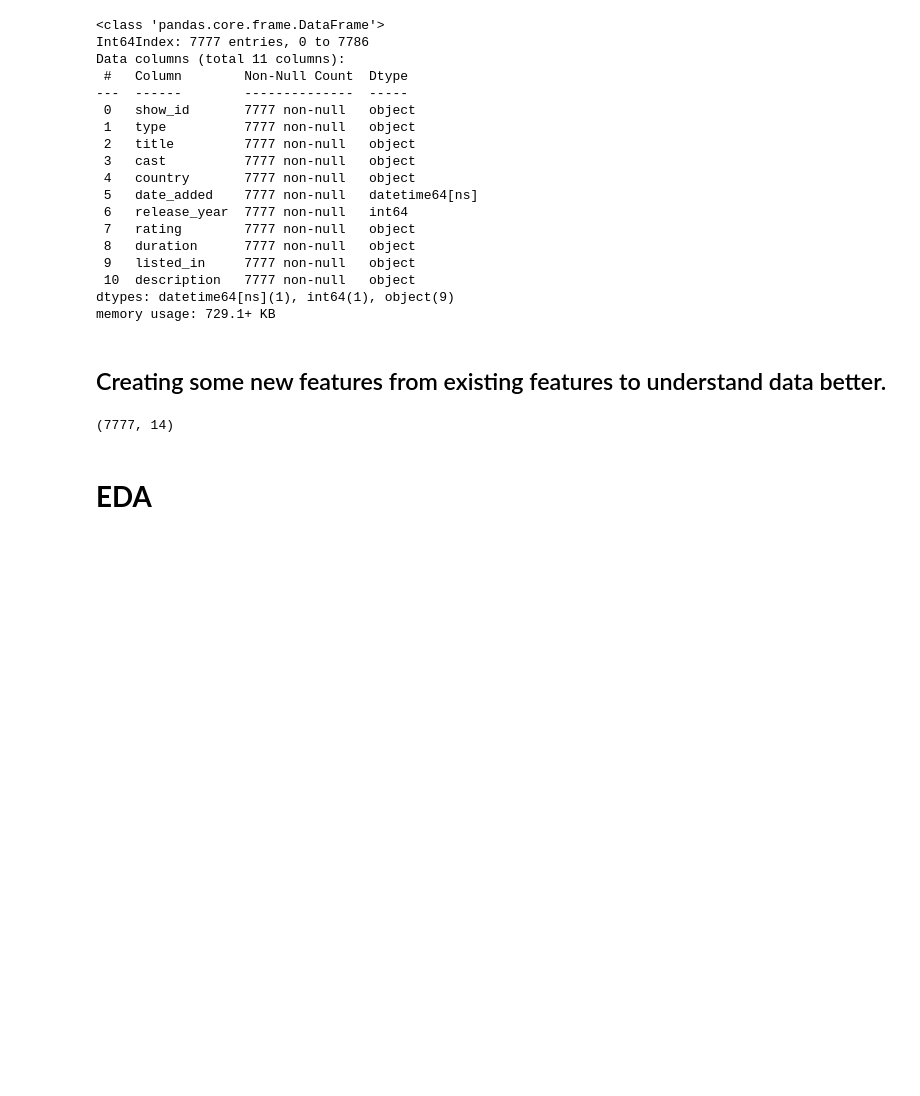
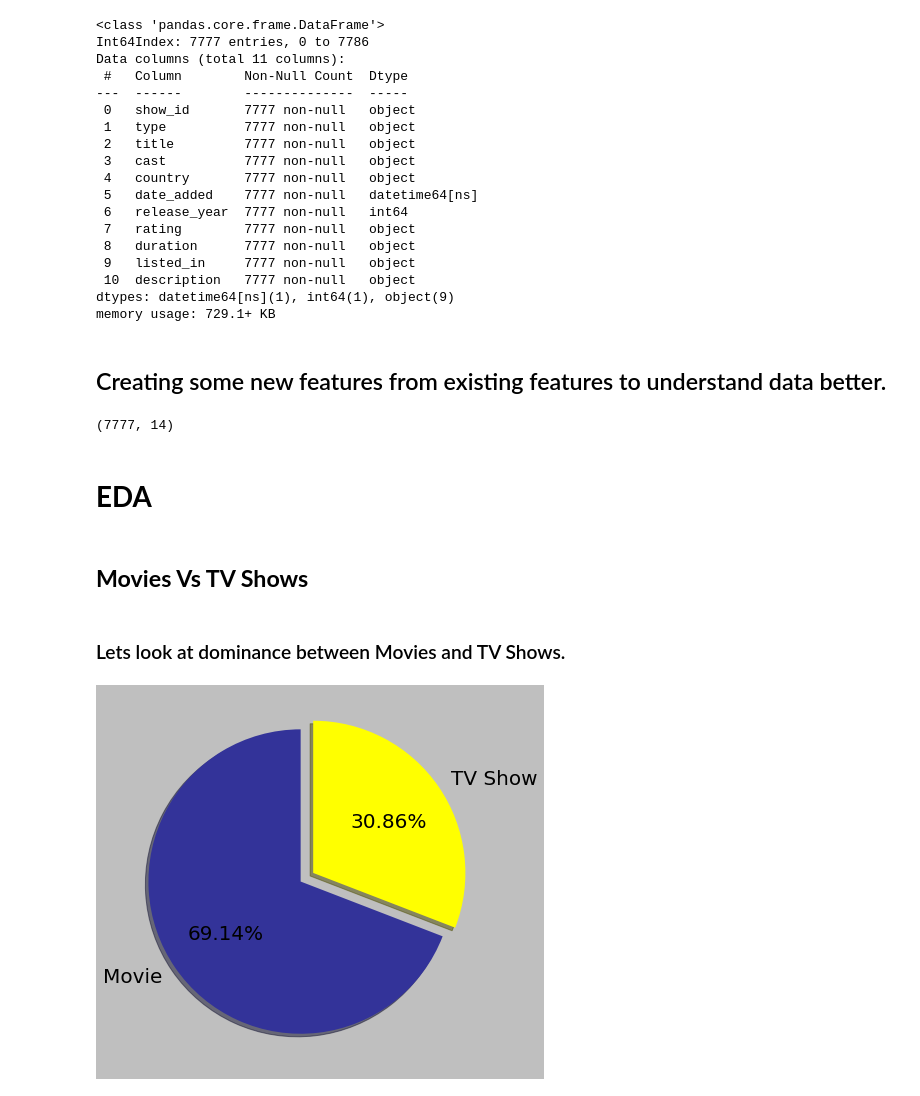
Before and after one commit to AkashSalmuthe/NETFLIX-MOVIES-AND-TV-SHOWS-CLUSTERING, a Jupyter notebook: NETFLIX_MOVIES_AND_TV_SHOWS_CLUSTERING.ipynb, the cells around one changed output. Drawn from its saved outputs; the diff is of its cells as text; code cells hidden in the pictures; blank space fills up the shorter version.

```diff
--- a/NETFLIX_MOVIES_AND_TV_SHOWS_CLUSTERING.ipynb
+++ b/NETFLIX_MOVIES_AND_TV_SHOWS_CLUSTERING.ipynb
@@ -310,3 +310,19 @@ df.shape
 (7777, 14)
 # %% [markdown]
 # **EDA**
+# %% [markdown]
+## **Movies Vs TV Shows**
+# %% [markdown]
+### Lets look at dominance between Movies and TV Shows.
+# %%
+# Pie chart showing percentage of toal movies and TV shows.
+# Choose this facecolor so as to give style of netflix
+
+fig, ax = plt.subplots(figsize=(7,7),facecolor="#bfbfbf")
+ax.patch.set_facecolor('#bfbfbf')
+explode = (0, 0.1)
+ax.pie(df['type'].value_counts(), explode=explode, autopct='%.2f%%', labels= ['Movie', 'TV Show'],shadow=True,
+       startangle=90,textprops={'color':"black", 'fontsize': 20}, colors =['#333399','#ffff00'])
+plt.show()
+# %% [output]
+[figure, added]
```
Also changed, not shown: parts of 18 cells of this notebook.
